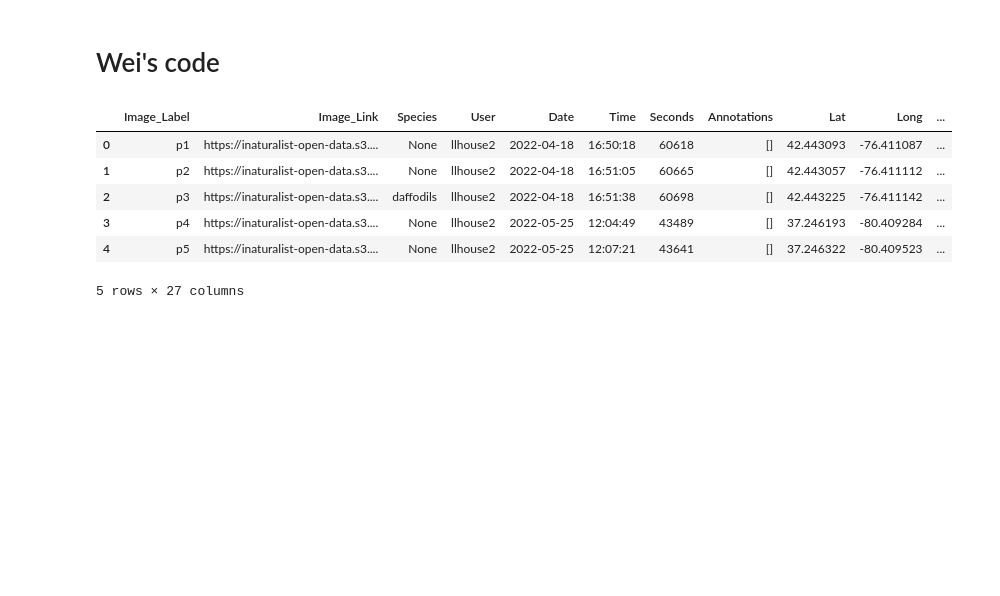
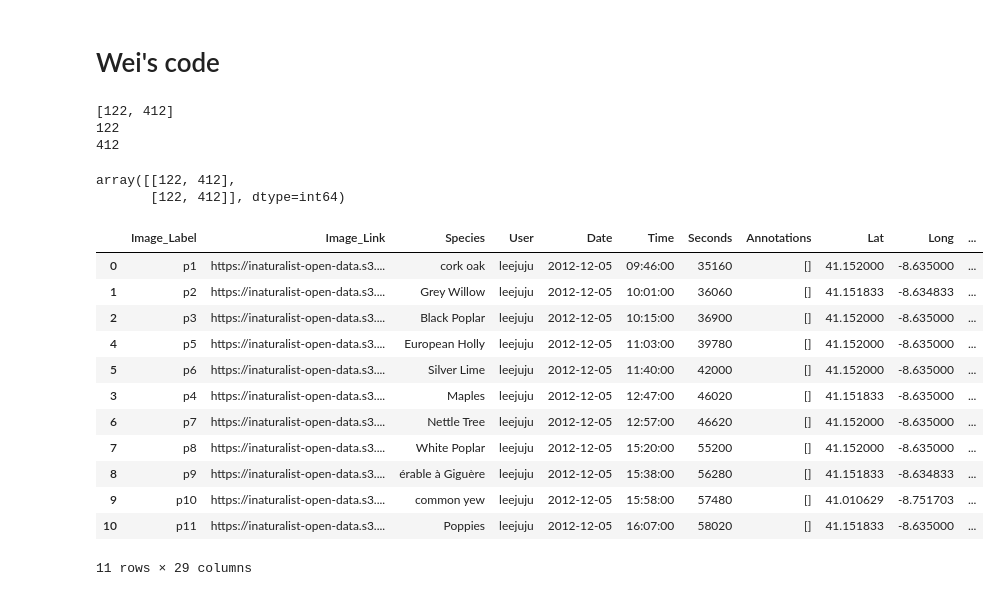
Before and after one commit to JiayueLin-CS/Quest_Project_2022, a Jupyter notebook: Quest_Project_2022.ipynb, the cells around one changed output. Cells and saved outputs as stored; diff of their text form; code cells hidden in the pictures; blank space fills up the shorter version.

```diff
--- a/Quest_Project_2022.ipynb
+++ b/Quest_Project_2022.ipynb
@@ -496,8 +551,40 @@ iNatStruct.head()
 #blur = cv2.GaussianBlur(imgray, (5,5), 0)
 #thresh = cv2.threshold(blur, 0, 255, cv2.THRESH_BINARY_INV + cv2.THRESH_OTSU)[1]
 #contours, hierarchy = cv.findContours(thresh, cv.RETR_TREE, cv.CHAIN_APPROX_SIMPLE)
+# %%
+def tag(img):
+    blurred = cv2.blur(imgNat, (3,3))
+    canny = cv2.Canny(blurred, 50, 200)
+
+    pts = np.argwhere(canny>0)
+    y1,x1 = pts.min(axis=0)
+    y2,x2 = pts.max(axis=0)
+
+    w = (x2-x1) # width
+    h = (y2-y1) # height
+
+    return [w,h]
+# %%
+print(tag(imgNat))
+print(tag(imgNat)[0])
+print(tag(imgNat)[1])
+# %% [output]
+[122, 412]
+122
+412
+# %%
+ex = [tag(imgNat),tag(imgNat)]
+np.array(tag(imgNat))
+np.array(ex)
+# %% [output]
+array([[122, 412],
+       [122, 412]], dtype=int64)
 # %%
+#start = time.time()
+
 contArea = []
+width = []
+height = []
 ratio = []
 extentInfo = []
 solidityInfo = []
@@ -524,21 +611,33 @@ for img in iNatStruct["Image_Link"]:
     #cnt = contours[1] >> throws an error for some reason..?
     cnt = contours[0] # this works
 
+
     # rotated rectangle
     rect = cv2.minAreaRect(cnt)
     box = cv2.boxPoints(rect)
     box = np.int0(box)
-    x1,y1,w1,h1 = cv2.boundingRect(box)
+    x,y,w,h = cv2.boundingRect(box)
     #cv2.drawContours(img,[box],0,(0,0,255),2)
 
-    aspect_ratio = float(w1)/h1
+    #aspect_ratio = float(w1)/h1
     #print(aspect_ratio)
 
     area = cv2.contourArea(cnt)
     #print(area)
 
+    if area < 50:
+        w = tag(imgNat)[0]
+        h = tag(imgNat)[1]
+        cnt = np.array([tag(imgNat),tag(imgNat)])
+        area = w*h
+        #area = cv2.contourArea(cnt)
+
+    # aspect_ratio
+    #aspect_ratio = float(w1)/h1
+    aspect_ratio = float(w)/h
+
     # Extent
-    x1,y1,w1,h1 = cv2.boundingRect(cnt)
+    x1,y1,w1,h1 = cv2.boundingRect(cnt) # what is the difference?
     rect_area = w1*h1
     extent = float(area)/rect_area
     #print("the extent is", extent)
@@ -559,22 +658,35 @@ for img in iNatStruct["Image_Link"]:
     #print("the angle of object is", angle)
 
     contArea.append(area)
+    width.append(w)
+    height.append(h)
     ratio.append(aspect_ratio)
     extentInfo.append(extent)
     solidityInfo.append(solidity)
     #angleInfo.append(angle)
+#end = time.time()
+#elapsedTime = round(end-start,3)
+#print("new code block took", elapsedTime)
 # %%
 iNatStruct["Contour_Area"] = contArea
+iNatStruct["Width"] = width
+iNatStruct["Height"] = height
 iNatStruct["Aspect_Ratio"] = ratio
 iNatStruct["Extent"] = extentInfo
 iNatStruct["Solidity"] = solidityInfo
 #iNatStruct["angle"] = angleInfo
-iNatStruct.head()
+iNatStruct
 # %% [output]
 |  | Image_Label | Image_Link | Species | User | Date | Time | Seconds | Annotations | Lat | Long | ... |
-| 0 | p1 | https://inaturalist-open-data.s3.... | None | llhouse2 | 2022-04-18 | 16:50:18 | 60618 | [] | 42.443093 | -76.411087 | ... |
-| 1 | p2 | https://inaturalist-open-data.s3.... | None | llhouse2 | 2022-04-18 | 16:51:05 | 60665 | [] | 42.443057 | -76.411112 | ... |
-| 2 | p3 | https://inaturalist-open-data.s3.... | daffodils | llhouse2 | 2022-04-18 | 16:51:38 | 60698 | [] | 42.443225 | -76.411142 | ... |
-| 3 | p4 | https://inaturalist-open-data.s3.... | None | llhouse2 | 2022-05-25 | 12:04:49 | 43489 | [] | 37.246193 | -80.409284 | ... |
-| 4 | p5 | https://inaturalist-open-data.s3.... | None | llhouse2 | 2022-05-25 | 12:07:21 | 43641 | [] | 37.246322 | -80.409523 | ... |
+| 0 | p1 | https://inaturalist-open-data.s3.... | cork oak | leejuju | 2012-12-05 | 09:46:00 | 35160 | [] | 41.152000 | -8.635000 | ... |
+| 1 | p2 | https://inaturalist-open-data.s3.... | Grey Willow | leejuju | 2012-12-05 | 10:01:00 | 36060 | [] | 41.151833 | -8.634833 | ... |
+| 2 | p3 | https://inaturalist-open-data.s3.... | Black Poplar | leejuju | 2012-12-05 | 10:15:00 | 36900 | [] | 41.152000 | -8.635000 | ... |
+| 4 | p5 | https://inaturalist-open-data.s3.... | European Holly | leejuju | 2012-12-05 | 11:03:00 | 39780 | [] | 41.152000 | -8.635000 | ... |
+| 5 | p6 | https://inaturalist-open-data.s3.... | Silver Lime | leejuju | 2012-12-05 | 11:40:00 | 42000 | [] | 41.152000 | -8.635000 | ... |
+| 3 | p4 | https://inaturalist-open-data.s3.... | Maples | leejuju | 2012-12-05 | 12:47:00 | 46020 | [] | 41.151833 | -8.635000 | ... |
+| 6 | p7 | https://inaturalist-open-data.s3.... | Nettle Tree | leejuju | 2012-12-05 | 12:57:00 | 46620 | [] | 41.152000 | -8.635000 | ... |
+| 7 | p8 | https://inaturalist-open-data.s3.... | White Poplar | leejuju | 2012-12-05 | 15:20:00 | 55200 | [] | 41.152000 | -8.635000 | ... |
+| 8 | p9 | https://inaturalist-open-data.s3.... | érable à Giguère | leejuju | 2012-12-05 | 15:38:00 | 56280 | [] | 41.151833 | -8.634833 | ... |
+| 9 | p10 | https://inaturalist-open-data.s3.... | common yew | leejuju | 2012-12-05 | 15:58:00 | 57480 | [] | 41.010629 | -8.751703 | ... |
+| 10 | p11 | https://inaturalist-open-data.s3.... | Poppies | leejuju | 2012-12-05 | 16:07:00 | 58020 | [] | 41.151833 | -8.635000 | ... |
-5 rows × 27 columns
+11 rows × 29 columns
```
Also changed, not shown: parts of 50 cells of this notebook, 2 other files.
